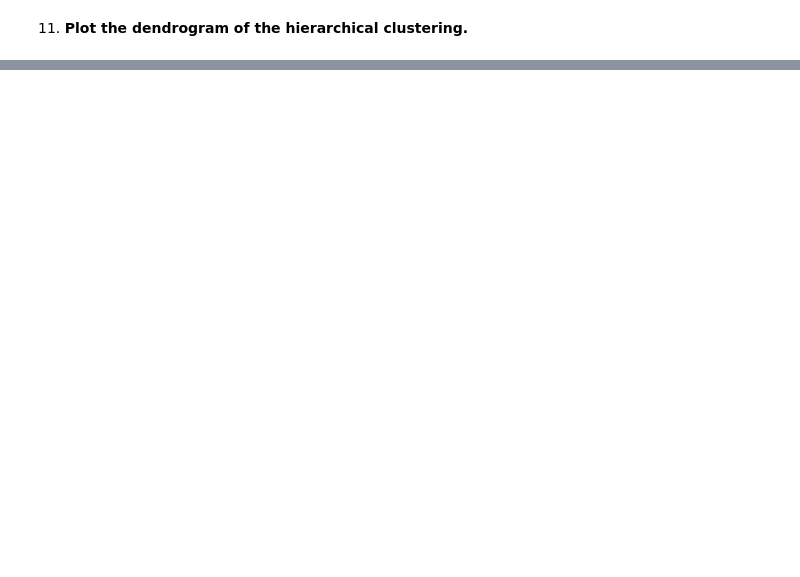
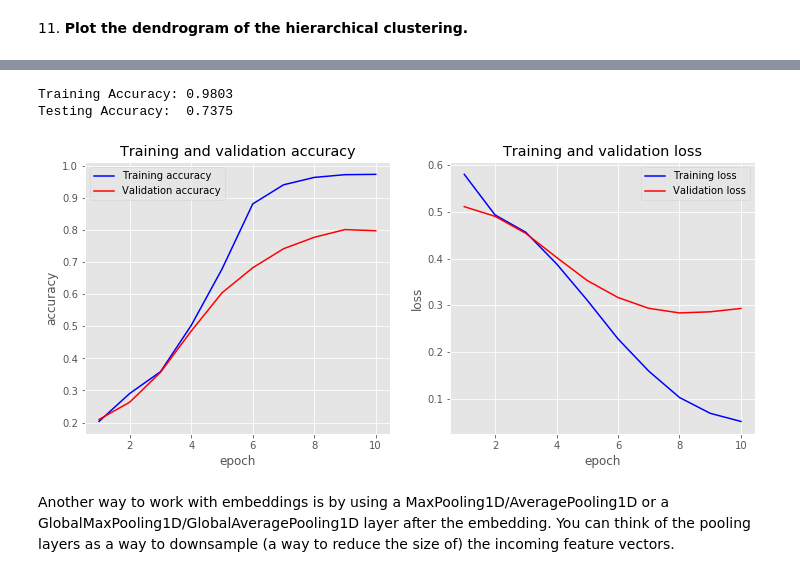
Before and after one commit to bagheria/applied_tm, a Jupyter notebook: wednesday/Practicals/Impractical 6.ipynb, the cells around one changed output, grey strips where cells are left out. Cells and saved outputs as stored; diff of their text form; code cells hidden in the pictures; blank space fills up the shorter version.

```diff
--- a/wednesday/Practicals/Impractical 6.ipynb
+++ b/wednesday/Practicals/Impractical 6.ipynb
@@ -274,0 +288,3 @@ You can already see that the model was overfitting since it reached over 95% acc
+# %%
+vocab_size = len(tokenizer.word_index) + 1  # Adding 1 because of reserved 0 index for sequence padding
+vocab_size
@@ -274,0 +328,4 @@ You can already see that the model was overfitting since it reached over 95% acc
+# %%
+maxlen = 100
+X_train = pad_sequences(X_train, padding='post', maxlen=maxlen)
+X_test = pad_sequences(X_test, padding='post', maxlen=maxlen)
@@ -274,0 +348,17 @@ You can already see that the model was overfitting since it reached over 95% acc
+# %%
+from keras.models import Sequential
+from keras import layers
+
+embedding_dim = 50
+
+model = Sequential()
+model.add(layers.Embedding(input_dim=vocab_size,
+                           output_dim=embedding_dim,
+                           input_length=maxlen))
+model.add(layers.Flatten())
+model.add(layers.Dense(10, activation='relu'))
+model.add(layers.Dense(5, activation='sigmoid'))
+model.compile(optimizer='adam',
+              loss='binary_crossentropy',
+              metrics=['accuracy'])
+model.summary()
@@ -274,0 +390,20 @@ You can already see that the model was overfitting since it reached over 95% acc
+# %%
+history = model.fit(X_train, y_train,
+                    epochs=10,
+                    verbose=False,
+                    validation_data=(X_test, y_test),
+                    batch_size=64)
+# %%
+loss, accuracy = model.evaluate(X_train, y_train, verbose=False)
+print("Training Accuracy: {:.4f}".format(accuracy))
+loss, accuracy = model.evaluate(X_test, y_test, verbose=False)
+print("Testing Accuracy:  {:.4f}".format(accuracy))
+# %% [output]
+Training Accuracy: 0.9803
+Testing Accuracy:  0.7375
+# %%
+plot_history(history)
+# %% [output]
+[figure, added]
+# %% [markdown]
+Another way to work with embeddings is by using a MaxPooling1D/AveragePooling1D or a GlobalMaxPooling1D/GlobalAveragePooling1D layer after the embedding. You can think of the pooling layers as a way to downsample (a way to reduce the size of) the incoming feature vectors.
```
Also changed, not shown: parts of 55 cells of this notebook.
